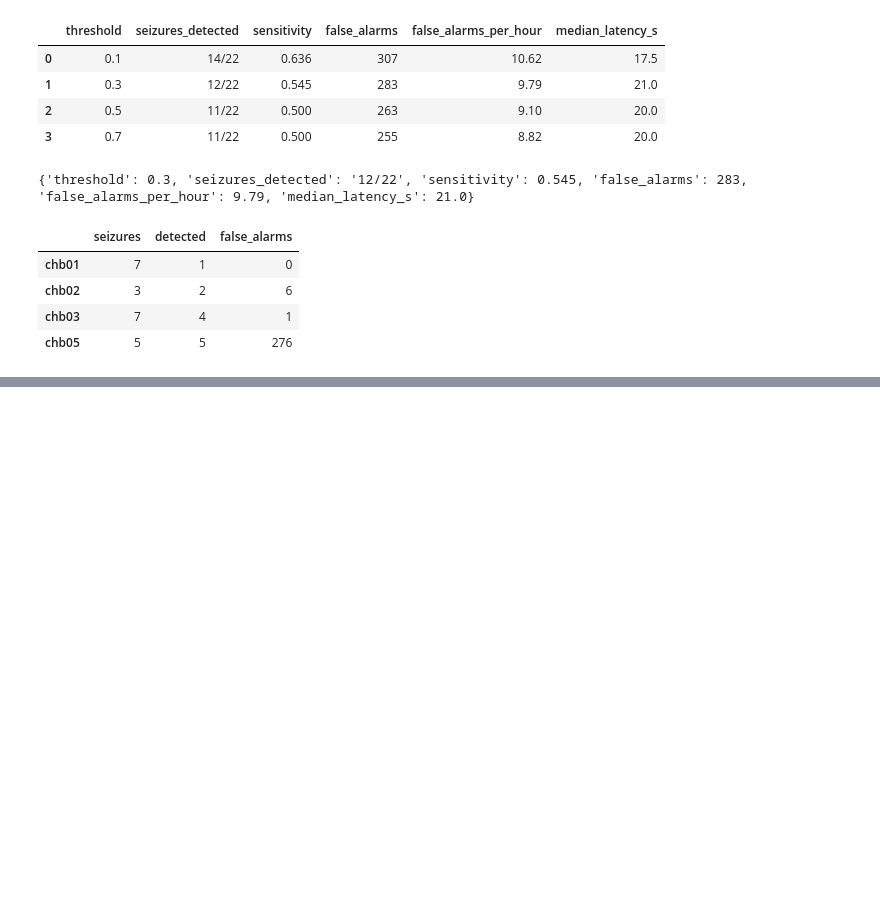
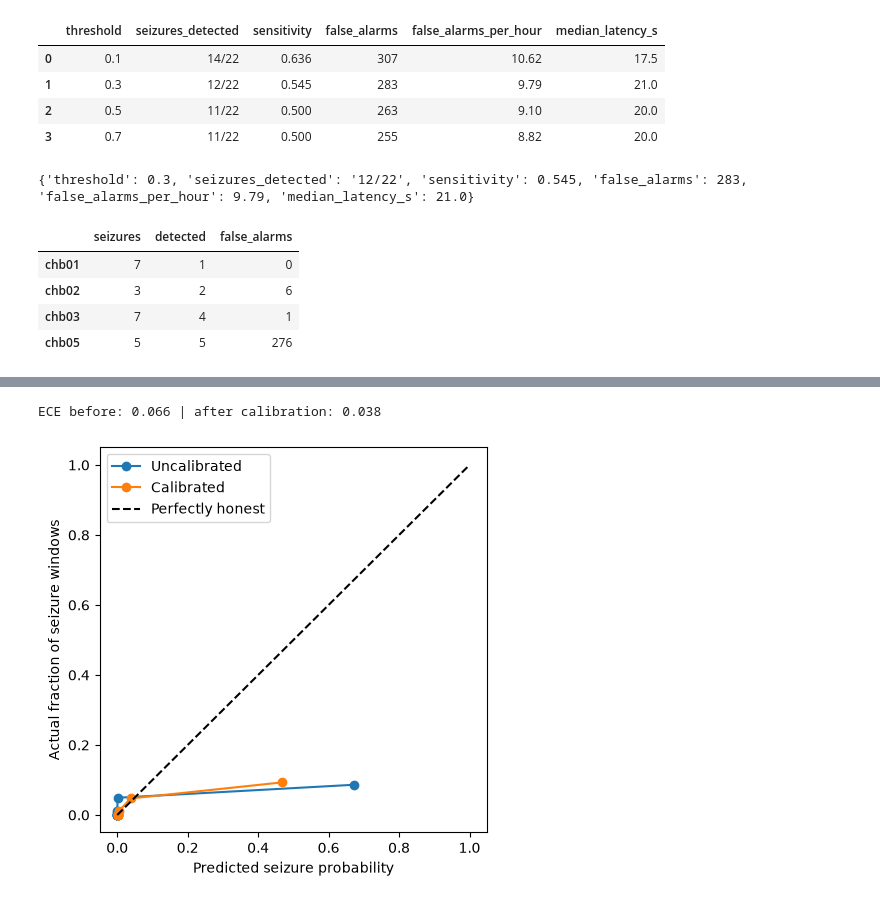
Before and after one commit to shrutihishruti1/neurosignal-ai, a Jupyter notebook: notebooks/01_pipeline.ipynb, the cells around one changed output, grey strips where cells are left out. Saved outputs shown, nothing was run; the diff lists cells and outputs as text; code cells hidden in the pictures; blank space fills up the shorter version.

```diff
--- a/notebooks/01_pipeline.ipynb
+++ b/notebooks/01_pipeline.ipynb
@@ -242,0 +247,26 @@ per_patient
+# %%
+from sklearn.calibration import calibration_curve
+from src.model import expected_calibration_error
+
+# Calibrated version of the honest, patient-held-out predictions
+pred_cal = cross_validate(features, split="patient", calibrate=True)
+
+y = pred_patient["label"]
+ece_before = expected_calibration_error(y, pred_patient["prob"])
+ece_after = expected_calibration_error(y, pred_cal["prob"])
+print(f"ECE before: {ece_before:.3f} | after calibration: {ece_after:.3f}")
+
+# Reliability diagram: predicted probability vs actual seizure rate
+fig, ax = plt.subplots(figsize=(5, 5))
+for name, p in [("Uncalibrated", pred_patient["prob"]), ("Calibrated", pred_cal["prob"])]:
+    frac_pos, mean_pred = calibration_curve(y, p, n_bins=10, strategy="quantile")
+    ax.plot(mean_pred, frac_pos, marker="o", label=name)
+ax.plot([0, 1], [0, 1], "k--", label="Perfectly honest")
+ax.set_xlabel("Predicted seizure probability")
+ax.set_ylabel("Actual fraction of seizure windows")
+ax.legend()
+fig.savefig(config.DOCS_DIR / "reliability_diagram.png", dpi=120, bbox_inches="tight")
+plt.show()
+# %% [output]
+ECE before: 0.066 | after calibration: 0.038
+[figure, added]
```
Also changed, not shown: parts of 2 cells of this notebook.
